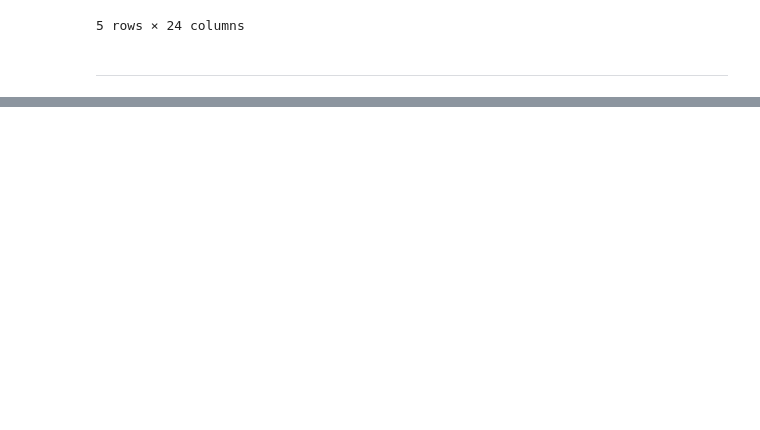
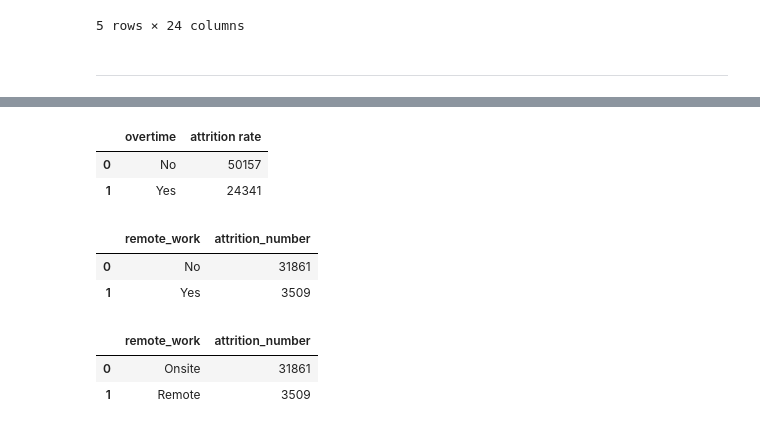
Before and after one commit to BeboFekry/Kayfa-Academy-Internship, a Jupyter notebook: Task 1 - HR Attrition Analysis Notbook.ipynb, the cells around one changed output, grey strips where cells are left out. Saved outputs shown, nothing was run; the diff lists cells and outputs as text; code cells hidden in the pictures; blank space fills up the shorter version.

```diff
--- a/Task 1 - HR Attrition Analysis Notbook.ipynb
+++ b/Task 1 - HR Attrition Analysis Notbook.ipynb
@@ -861,0 +541,6 @@ fig.show()
+# %%
+df.groupby('overtime')['attrition'].count().reset_index(name='attrition rate')
+# %% [output]
+|  | overtime | attrition rate |
+| 0 | No | 50157 |
+| 1 | Yes | 24341 |
@@ -861,0 +567,14 @@ fig.show()
+# %%
+d = df[df['attrition']=='Left'].groupby('remote_work')['attrition'].count().sort_values(ascending=False).reset_index(name='attrition_number')
+d
+# %% [output]
+|  | remote_work | attrition_number |
+| 0 | No | 31861 |
+| 1 | Yes | 3509 |
+# %%
+d['remote_work'] = d['remote_work'].map(lambda x: 'Remote' if x=='Yes' else 'Onsite')
+d
+# %% [output]
+|  | remote_work | attrition_number |
+| 0 | Onsite | 31861 |
+| 1 | Remote | 3509 |
```
Also changed, not shown: parts of 94 cells of this notebook.
